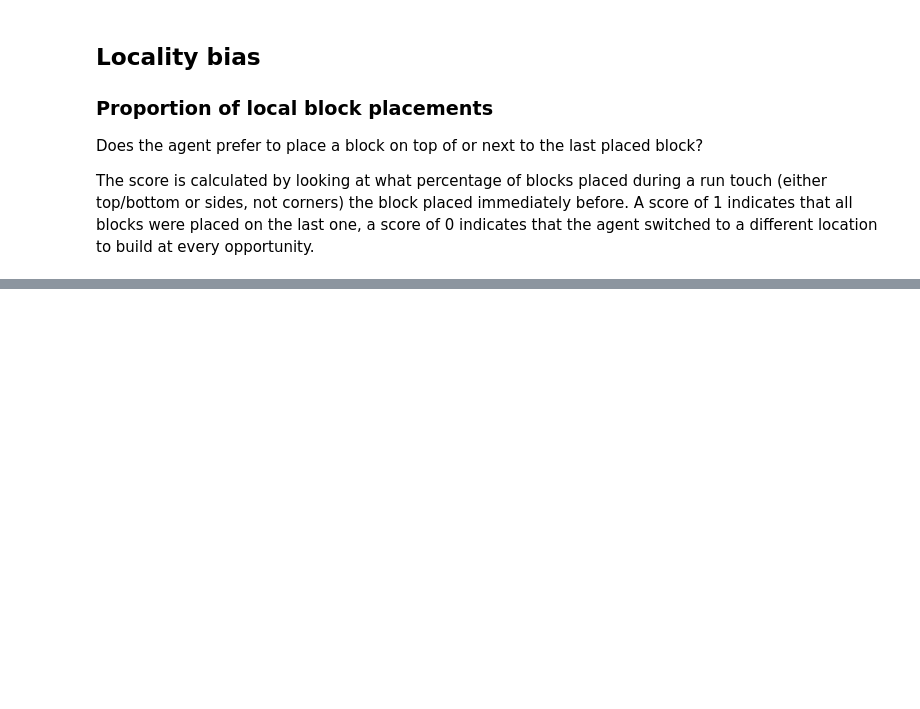
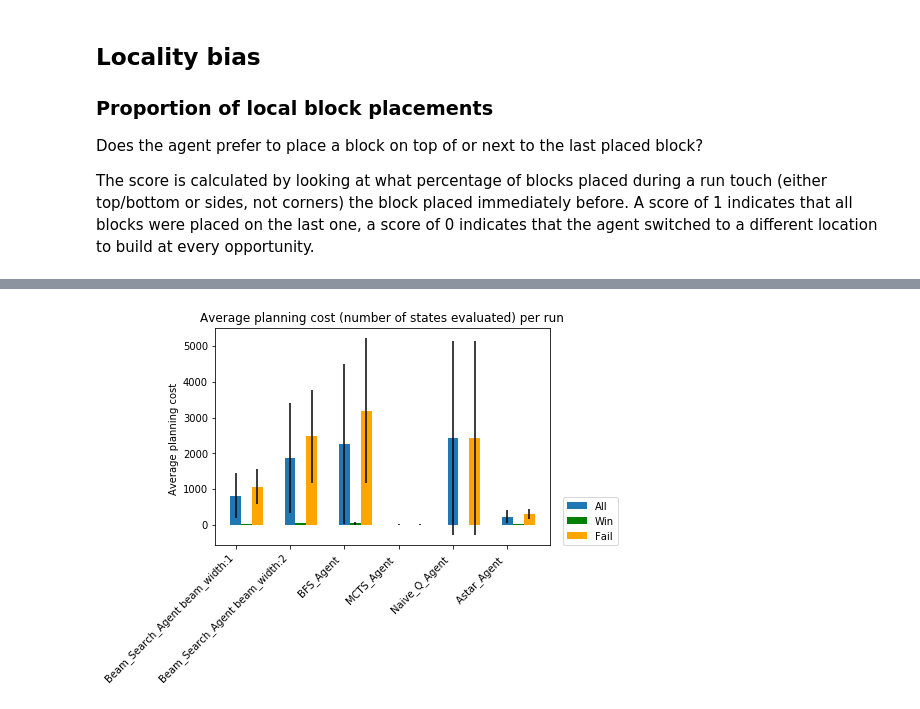
Before and after one commit to cogtoolslab/projection_block_construction, a Jupyter notebook: projection_agent/Analysis.ipynb, the cells around one changed output, grey strips where cells are left out. Cells and saved outputs as stored; diff of their text form; code cells hidden in the pictures; blank space fills up the shorter version.

Commit message:
Added planning cost graph

```diff
--- a/projection_agent/Analysis.ipynb
+++ b/projection_agent/Analysis.ipynb
@@ -25,7 +27,7 @@ from analysis_graphs import *
 # %% [markdown]
 Let's load the results of the experiment
 # %%
-df_paths = ['../beam_search.pkl']
+df_paths = ['exp_runner_test.pkl']
 # %%
 #load all experiments as one dataframe
 df = pd.concat([pd.read_pickle(l) for l in df_paths])
@@ -133,4 +171,4 @@ Here, we measure the average pairwise distance for an agent across runs on the s
 >For any pair of action sequences, we define the “raw action dissimilarity” as the mean Euclidean distance between corresponding pairs of [x, y, w, h] action vectors (Fig. 4A, light). When two sequences are of different lengths, we evaluate this metric over the first k actions in both, where k represents the length of the shorter sequence
 # %%
 #This scales exponentially and takes a really long time
-mean_pairwise_euclidean_distance_between_runs(df)
+mean_pairwise_raw_euclidean_distance_between_runs(df)
@@ -145,0 +194,4 @@ mean_touching_last_block_per_agent(df)
+# %%
+total_avg_states_evaluated_per_agent(df)
+# %% [output]
+[figure, added]
```
Also changed, not shown: parts of 17 cells of this notebook, 1 other file.
